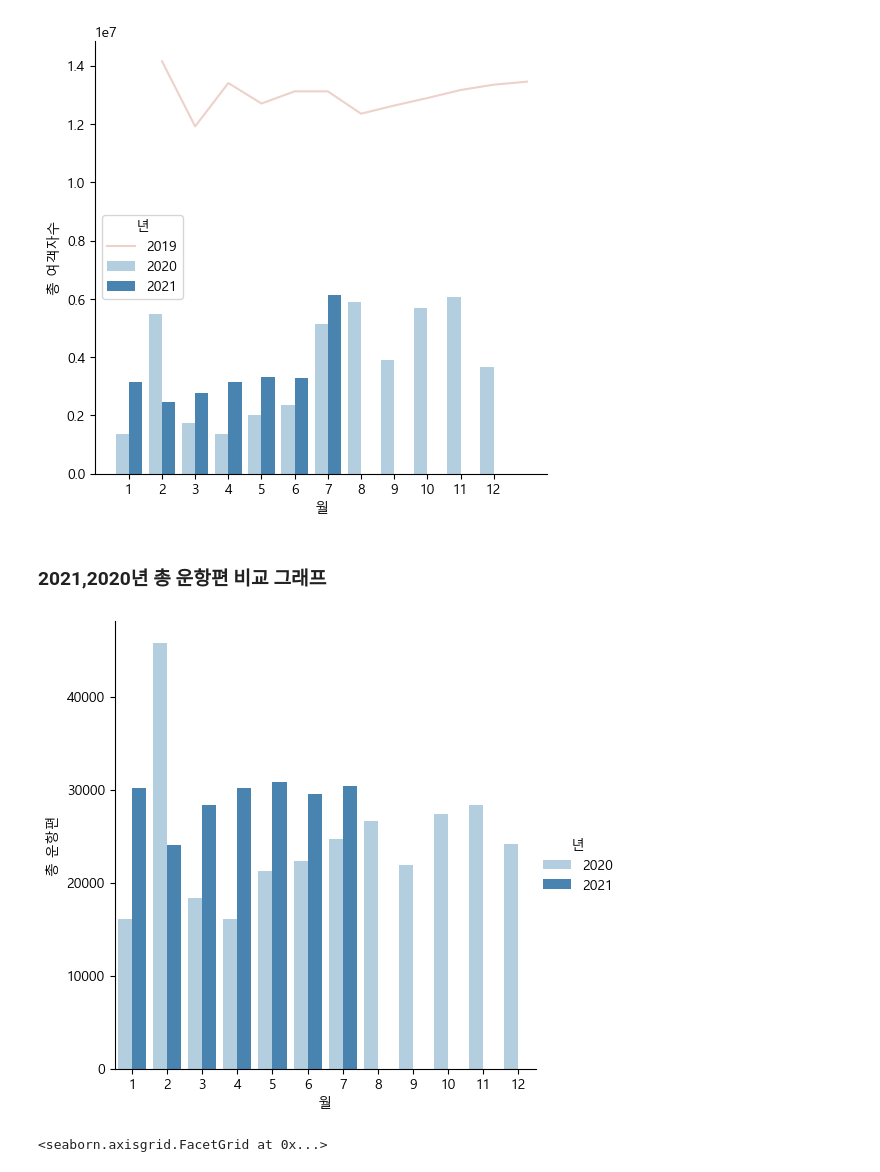
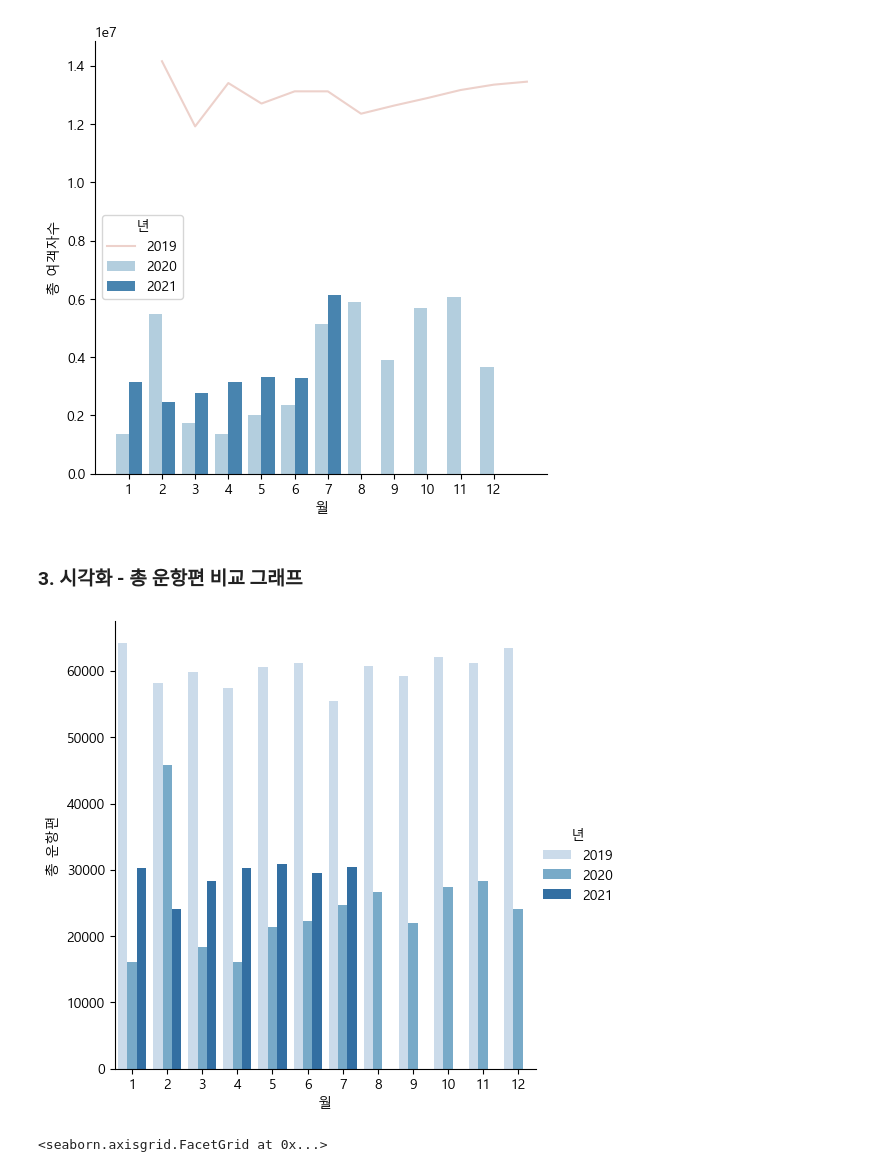
Before and after one commit to vvspearlvvs/MultiCampus_Project, a Jupyter notebook: 데이터_분석/kjj_항공데이터처리/항공데이터처리(2019.01~07) 및 시각화.ipynb, the cells around one changed output. Drawn from its saved outputs; the diff is of its cells as text; code cells hidden in the pictures.

```diff
--- a/데이터_분석/kjj_항공데이터처리/항공데이터처리(2019.01~07) 및 시각화.ipynb
+++ b/데이터_분석/kjj_항공데이터처리/항공데이터처리(2019.01~07) 및 시각화.ipynb
@@ -463,5 +387,5 @@ flight3
 # %%
-flight3 = flight.sort_values(by = ['월', '총 여객자수'])
+flight3 = flight3.sort_values(by = ['월', '총 여객자수'])
 sns.catplot(data = flight3, x = '월', y = '총 여객자수', hue = '년', kind = 'bar', palette = 'Blues', legend_out = True);
 # %% [output]
 [figure]
@@ -476,10 +400,10 @@ sns.lineplot(data = flight2019_2,x='월',y='총 여객자수',hue='년')
 <AxesSubplot:xlabel='월', ylabel='총 여객자수'>
 [figure]
 # %% [markdown]
-### 2021,2020년 총 운항편 비교 그래프
+### 3. 시각화 - 총 운항편 비교 그래프
 # %%
-flight2 = flight.sort_values(by = ['월', '총 운항편'])
-sns.catplot(data = flight2, x = '월', y = '총 운항편', hue = '년', kind = 'bar', palette = 'Blues', legend_out = True);
+flight3 = flight3.sort_values(by = ['월', '총 운항편'])
+sns.catplot(data = flight3, x = '월', y = '총 운항편', hue = '년', kind = 'bar', palette = 'Blues', legend_out = True);
 # %% [output]
-[figure, old version]
+[figure, new version]
 # %%
```
Also changed, not shown: parts of 12 cells of this notebook.
